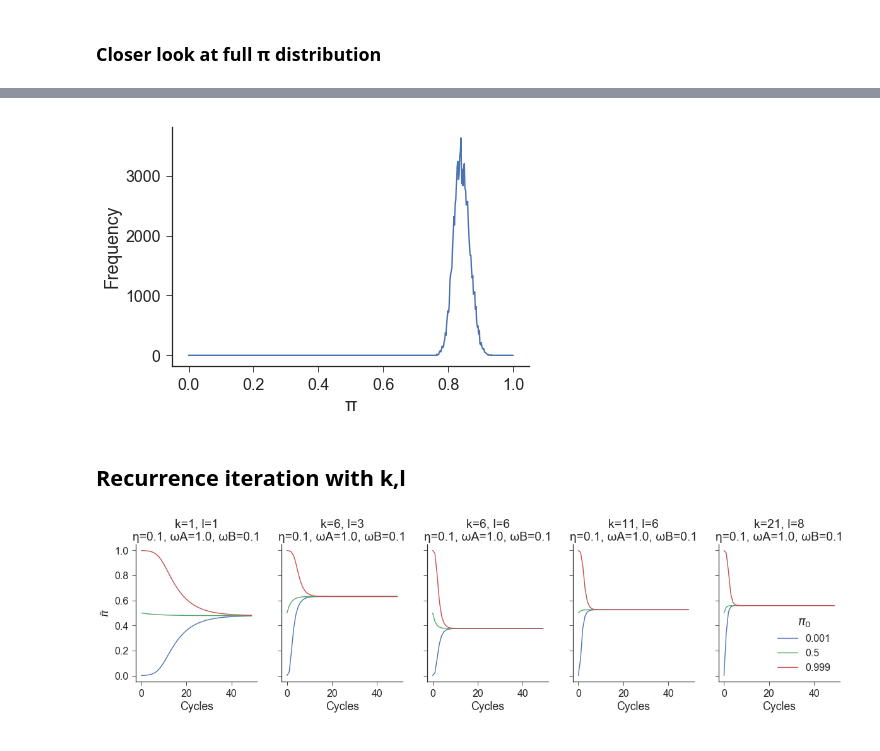
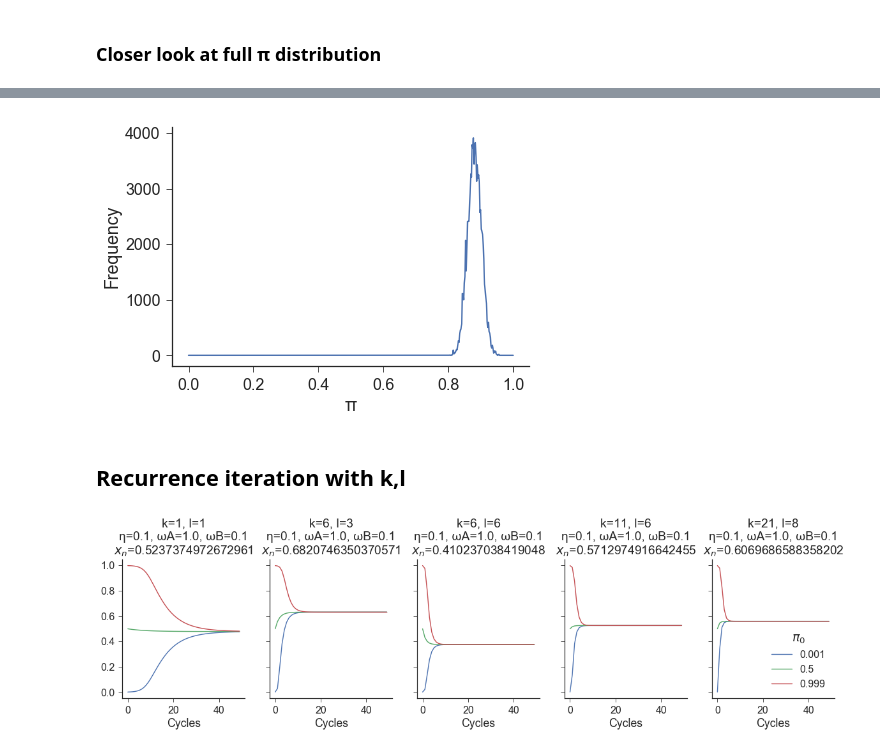
Before and after one commit to yoavram/Milpitas, a Jupyter notebook: recurrence.ipynb, the cells around one changed output, grey strips where cells are left out. Drawn from its saved outputs; the diff is of its cells as text; code cells hidden in the pictures.

```diff
--- a/recurrence.ipynb
+++ b/recurrence.ipynb
@@ -337,0 +331,13 @@ ax.figure.savefig('figures/A11B3_η_0.01.png')
+# %%
+π, freq, ax = plot_simulation_k_l(
+    π0='C0.01',
+    env='A10B2',
+    period=3,
+    n=500,
+    N=100000,
+    η=0.01,
+    ω0=1.0,
+    ω1=0.1,
+    nbins=500,
+    save=True
+)
@@ -338,11 +346,11 @@ ax.figure.savefig('figures/A11B3_η_0.01.png')
 # %%
-πhist = freqs[0][-1,:]
+πhist = freq[-1,:]
 plt.plot(np.linspace(0, 1, len(πhist)), πhist)
 plt.xlabel('π')
 plt.ylabel('Frequency')
 sns.despine()
 # %% [output]
-[figure, old version]
+[figure, new version]
 # %% [markdown]
 ## Recurrence iteration with k,l
 # %%
@@ -365,24 +373,30 @@ def recurrence(x0, n, k, l, η, ωA, ωB):
         except IndexError:
             break
     return x
+# %%
+def plot_recurrence_k_l(k, l, x0, η, ωA, ωB, cycles=50, legend=False, ax=None):
+    if ax is None:
+        fig, ax = plt.subplots()
+    x = recurrence(x0, cycles*(k+l), k, l, η, ωA, ωB)
+    ax.plot(x[::(k + l)], label=x0)
+    ax.set(
+        xlabel='Cycles',
+        title='k={}, l={}\nη={}, ωA={}, ωB={}\n$x_n$={}'.format(k, l, η, ωA, ωB, x[-1]),
+        ylabel=r'$\bar{\pi}$',
+        ylim=(0,1)
+    )
+    if legend: ax.legend(title=r'$\pi_0$', loc='lower right')
+    sns.despine()
+    return ax
 # %%
 η, ωA, ωB = 0.1, 1.0, 0.1
 K = [1, 6, 6, 11, 21]
 L = [1, 3, 6, 6, 8]
 fig, axes = plt.subplots(1, len(K), figsize=(20, 4), sharex=True, sharey=True)
 for k, l, ax in zip(K, L, axes):
     for x0 in [0.001, 0.5, 0.999]:
-        x = recurrence(x0, 50*(k+l), k, l, η, ωA, ωB)
-        ax.plot(x[::(k+l)], label=x0)
-        ax.set(
-            xlabel='Cycles',
-            title='k={}, l={}\nη={}, ωA={}, ωB={}'.format(k, l, η, ωA, ωB)
-        )
-
-axes[0].set(
-    ylabel=r'$\bar{\pi}$'
-)
-axes[-1].legend(title=r'$\pi_0$', loc='lower right')
-sns.despine()
+        plot_recurrence_k_l(k, l, x0, η, ωA, ωB, ax=ax)
+        if i > 0: ax.set_ylabel('')
+axes[-1].legend(title=r'$\pi_0$', loc='lower right');
 # %% [output]
-[figure, old version]
+[figure, new version]
```
Also changed, not shown: parts of 6 cells of this notebook.
